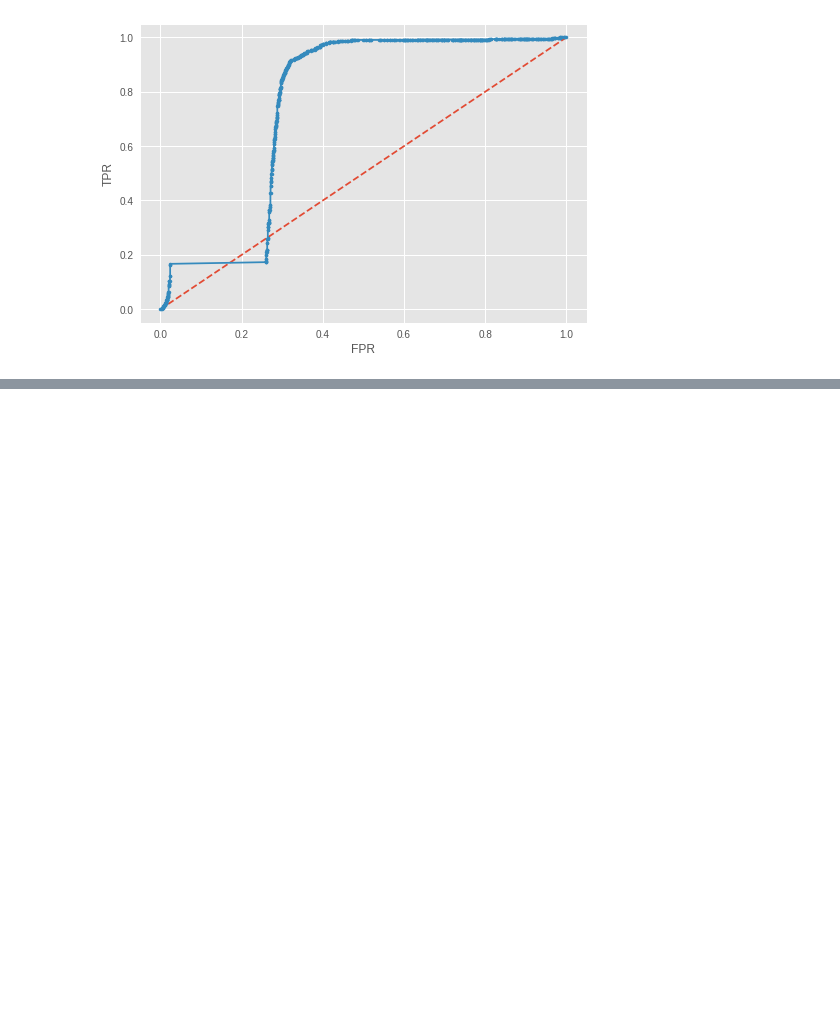
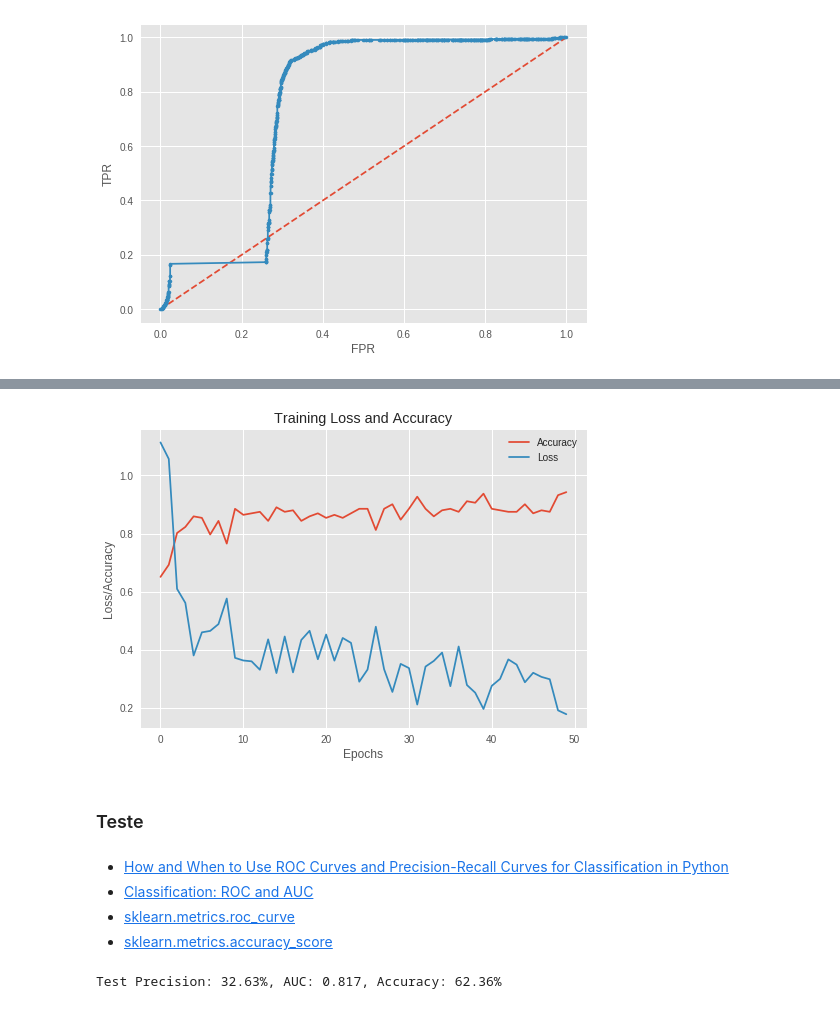
Before and after one commit to FernandaSzAdr/CNN_cromossome, a Jupyter notebook: TesteRede2_Binaria_Base2.ipynb, the cells around one changed output, grey strips where cells are left out. Drawn from its saved outputs; the diff is of its cells as text; code cells hidden in the pictures; blank space fills up the shorter version.

Commit message:
Adiciona resultados VGG

```diff
--- a/TesteRede2_Binaria_Base2.ipynb
+++ b/TesteRede2_Binaria_Base2.ipynb
@@ -1667,0 +1670,2 @@ plt.savefig('drive/My Drive/Resultado/Segmentado/Teste-ROC_CURVE-' + architectur
+# %%
+architecture = 'miniVGG_base2_binaria'
@@ -1667,0 +1712,5 @@ plt.savefig('drive/My Drive/Resultado/Segmentado/Teste-ROC_CURVE-' + architectur
+# %%
+model = build_MiniVGG(width=120, height=120, depth=3, classes=2)
+
+opt = SGD(lr=0.01)
+model.compile(loss="categorical_crossentropy", optimizer=opt, metrics=["accuracy"])
@@ -1667,0 +1726,8 @@ plt.savefig('drive/My Drive/Resultado/Segmentado/Teste-ROC_CURVE-' + architectur
+# %%
+checkpointer = ModelCheckpoint(filepath='drive/My Drive/Resultado/Segmentado/' +
+                               'weights_' + architecture + '.hdf5', verbose=1,
+                               save_best_only=True)
+# %%
+training = model.fit_generator(train_batches, steps_per_epoch=stepsPerEpoche,
+                   validation_data=validation_batches, validation_steps=validationSteps,
+                   epochs=50, verbose=2, callbacks=[checkpointer])
@@ -1667,0 +1754,21 @@ plt.savefig('drive/My Drive/Resultado/Segmentado/Teste-ROC_CURVE-' + architectur
+# %%
+# plotar loss e accuracy para os datasets 'train' e 'test'
+plt.style.use("ggplot")
+plt.figure()
+plt.plot(training.history['acc'], label='Accuracy')
+plt.plot(training.history['loss'], label='Loss')
+plt.xlabel('Epochs')
+plt.ylabel('Accuracy')
+plt.title("Training Loss and Accuracy")
+plt.ylabel("Loss/Accuracy")
+plt.legend()
+plt.savefig('drive/My Drive/Resultado/Segmentado/Treino-' + architecture + '.png', bbox_inches='tight')
+# %% [output]
+[figure, added]
+# %% [markdown]
+### Teste
+# %% [markdown]
+*   [How and When to Use ROC Curves and Precision-Recall Curves for Classification in Python](https://machinelearningmastery.com/roc-curves-and-precision-recall-curves-for-classification-in-python/)
+*   [Classification: ROC and AUC ](https://developers.google.com/machine-learning/crash-course/classification/roc-and-auc)
+*   [sklearn.metrics.roc_curve](https://scikit-learn.org/stable/modules/generated/sklearn.metrics.roc_curve.html)
+*   [sklearn.metrics.accuracy_score](https://scikit-learn.org/stable/modules/generated/sklearn.metrics.accuracy_score.html#sklearn.metrics.accuracy_score)
@@ -1667,0 +1777,10 @@ plt.savefig('drive/My Drive/Resultado/Segmentado/Teste-ROC_CURVE-' + architectur
+# %%
+results[architecture] = [precision_score(y_true, y_predict, average='binary'),
+                         roc_auc_score(y_true, prob),
+                         accuracy_score(y_true, y_predict)]
+print('Test Precision: {:.2f}%, AUC: {:.3f}, Accuracy: {:.2f}%'
+      .format(100 * results[architecture][0],
+              results[architecture][1],
+              100 * results[architecture][2]))
+# %% [output]
+Test Precision: 32.63%, AUC: 0.817, Accuracy: 62.36%
```
Also changed, not shown: parts of 9 cells of this notebook.
